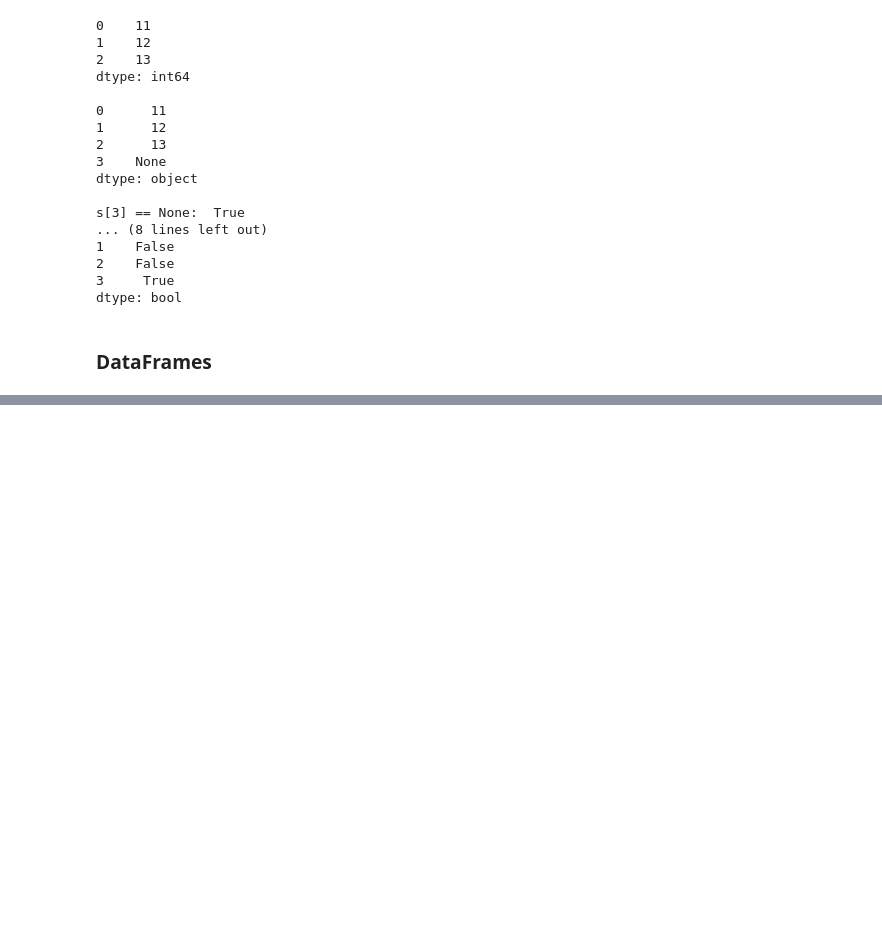
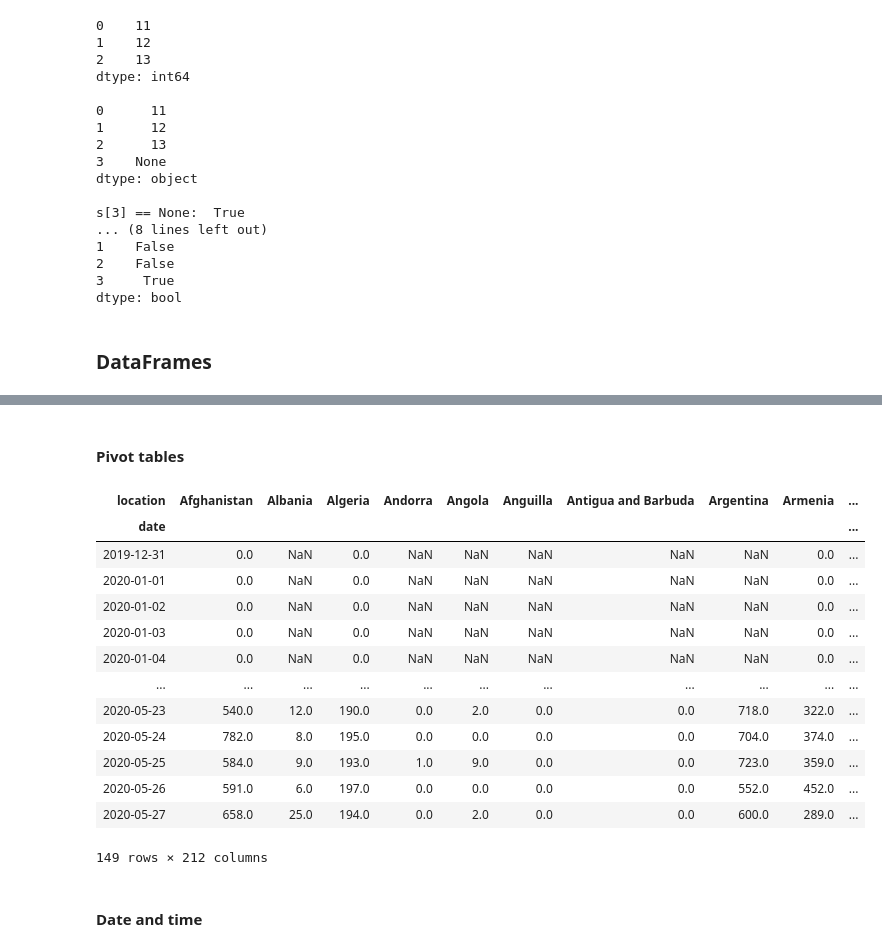
Before and after one commit to abtkod/practice, a Jupyter notebook: notes/ds-notes.ipynb, the cells around one changed output, grey strips where cells are left out. Saved outputs shown, nothing was run; the diff lists cells and outputs as text; code cells hidden in the pictures; blank space fills up the shorter version.

```diff
--- a/notes/ds-notes.ipynb
+++ b/notes/ds-notes.ipynb
@@ -1,7 +6,8 @@
 # %%
 import numpy as np
 import pandas as pd
+from scipy as sp
 
 %precision 2
 
-csvpath = 'https://raw.githubusercontent.com/nytimes/covid-19-data/master/us-states.csv'
+csvpath = 'https://covid.ourworldindata.org/data/owid-covid-data.csv'
@@ -318,6 +334,10 @@ dtype: bool
 # %%
-dforigin = pd.read_csv(csvpath)
-print(dforigin.head())
+dfalldata = pd.read_csv(csvpath)
+dforigin = pd.read_csv(csvpath, usecols=['location', 'date', 'new_cases', 'new_deaths', 'new_tests',
+                                         'population', 'population_density', 'hospital_beds_per_100k'])
+print(dforigin.head(2))
 print()
-print(dforigin.tail())
+print(dforigin.tail(2))
+print()
+print(dforigin.describe())
 # %% [output]
@@ -357,0 +516,22 @@ max      78.000000  367625.000000  29138.000000
+# %% [markdown]
+#### Pivot tables
+# %%
+df = dforigin.copy()
+df.pivot_table(values= 'new_cases', index='date', columns= 'location', aggfunc=np.sum).sort_index()
+# %% [output]
+| location | Afghanistan | Albania | Algeria | Andorra | Angola | Anguilla | Antigua and Barbuda | Argentina | Armenia | ... |
+| date |  |  |  |  |  |  |  |  |  | ... |
+| 2019-12-31 | 0.0 | NaN | 0.0 | NaN | NaN | NaN | NaN | NaN | 0.0 | ... |
+| 2020-01-01 | 0.0 | NaN | 0.0 | NaN | NaN | NaN | NaN | NaN | 0.0 | ... |
+| 2020-01-02 | 0.0 | NaN | 0.0 | NaN | NaN | NaN | NaN | NaN | 0.0 | ... |
+| 2020-01-03 | 0.0 | NaN | 0.0 | NaN | NaN | NaN | NaN | NaN | 0.0 | ... |
+| 2020-01-04 | 0.0 | NaN | 0.0 | NaN | NaN | NaN | NaN | NaN | 0.0 | ... |
+| ... | ... | ... | ... | ... | ... | ... | ... | ... | ... | ... |
+| 2020-05-23 | 540.0 | 12.0 | 190.0 | 0.0 | 2.0 | 0.0 | 0.0 | 718.0 | 322.0 | ... |
+| 2020-05-24 | 782.0 | 8.0 | 195.0 | 0.0 | 0.0 | 0.0 | 0.0 | 704.0 | 374.0 | ... |
+| 2020-05-25 | 584.0 | 9.0 | 193.0 | 1.0 | 9.0 | 0.0 | 0.0 | 723.0 | 359.0 | ... |
+| 2020-05-26 | 591.0 | 6.0 | 197.0 | 0.0 | 0.0 | 0.0 | 0.0 | 552.0 | 452.0 | ... |
+| 2020-05-27 | 658.0 | 25.0 | 194.0 | 0.0 | 2.0 | 0.0 | 0.0 | 600.0 | 289.0 | ... |
+149 rows × 212 columns
+# %% [markdown]
+#### Date and time
```
Also changed, not shown: parts of 21 cells of this notebook.
